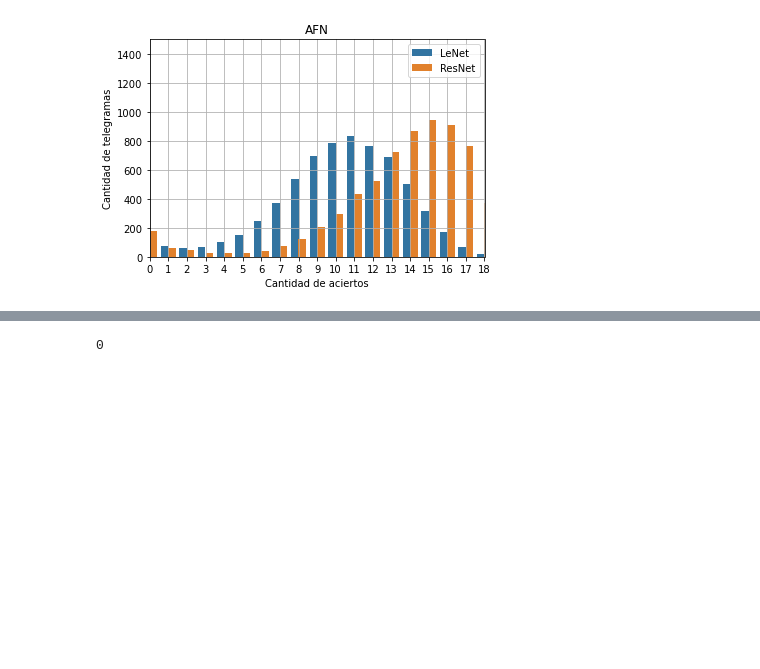
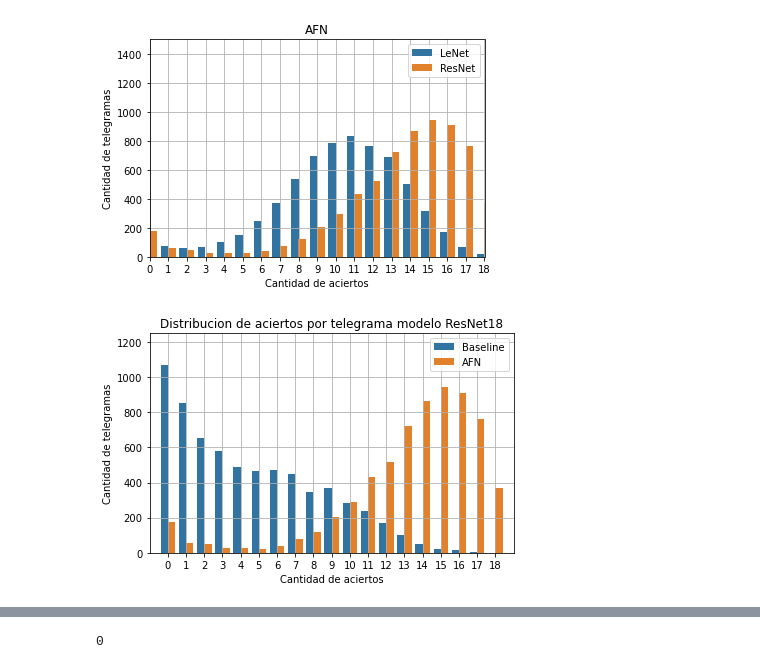
Before and after one commit to flianza/ocr-telegrams-with-domain-adaptation, a Jupyter notebook: notebooks/eda_predicciones.ipynb, the cells around one changed output, grey strips where cells are left out. Cells and saved outputs as stored; diff of their text form; code cells hidden in the pictures; blank space fills up the shorter version.

```diff
--- a/notebooks/eda_predicciones.ipynb
+++ b/notebooks/eda_predicciones.ipynb
@@ -297,3 +297,38 @@ aciertos = plot_aciertos_by_algorithm(predicciones)
 [figure]
 [figure]
 [figure]
+# %%
+aciertos = (
+    predicciones
+    .groupby(['algoritmo', 'modelo', 'id_telegrama'], as_index=False)
+    .agg(aciertos=('acierto', 'sum'))
+    .groupby(['algoritmo', 'modelo', 'aciertos'], as_index=False)
+    .agg(cantidad=('algoritmo', 'count'))
+)
+# %%
+data = (
+    aciertos
+    .query("modelo == 'ResNet'")
+    .query("(algoritmo == 'AFN') | (algoritmo == 'Sin Adaptación de Dominio')")
+    .assign(
+        algoritmo=lambda df_: df_.algoritmo.str.replace('Sin Adaptación de Dominio', 'Baseline', regex=False)
+    )
+    .sort_values(by=["algoritmo"], ascending=False)
+)
+fig, ax = plt.subplots()
+sns.barplot(x = "aciertos",
+    y = "cantidad",
+    hue = "algoritmo",
+    data = data,
+    ax= ax)
+
+ax.set_title('Distribucion de aciertos por telegrama modelo ResNet18')
+ax.grid()
+ax.legend(loc="upper right")
+ax.set_xlim(-1, 19)
+ax.set_ylim(0, 1_250)
+ax.set_ylabel("Cantidad de telegramas")
+ax.set_xlabel("Cantidad de aciertos")
+fig.tight_layout()
+# %% [output]
+[figure, added]
```
Also changed, not shown: parts of 3 cells of this notebook, 1 other file.
